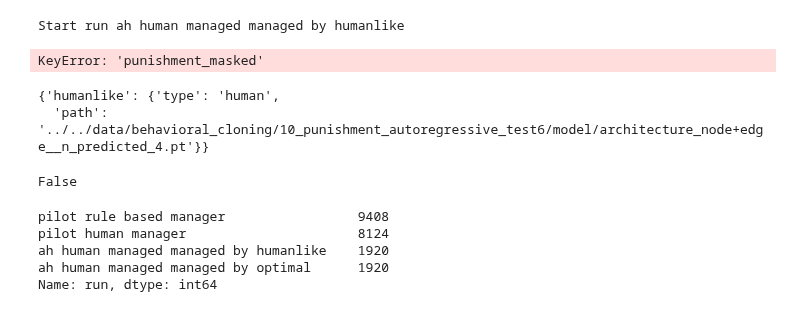
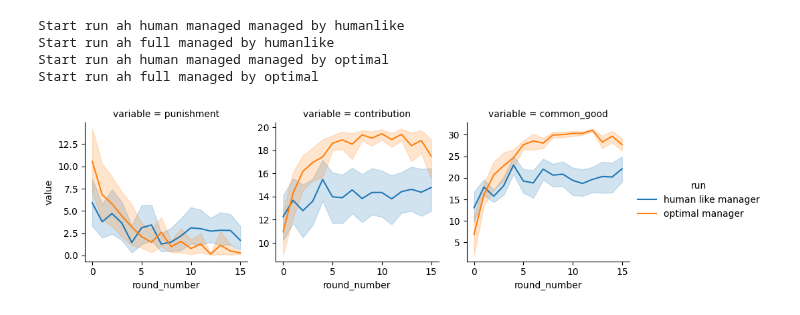
Before and after one commit to center-for-humans-and-machines/algorithmic-institutions, a Jupyter notebook: notebooks/test_manager/simulate_mixed.ipynb, the cells around one changed output. Saved outputs shown, nothing was run; the diff lists cells and outputs as text; code cells hidden in the pictures.

```diff
--- a/notebooks/test_manager/simulate_mixed.ipynb
+++ b/notebooks/test_manager/simulate_mixed.ipynb
@@ -84,6 +99,11 @@ device = th.device('cpu')
 rec_device = th.device('cpu')
 
 mm = MultiManager(managers)
+
+# fix bug
+for k, man  in mm.managers.items():
+    if 'autoregressive' in managers[k]:
+        man.model.autoregressive = managers[k]['autoregressive']
 
 runs = {
     f"ah {h} managed by {m}": {'groups': [m]*4, 'humans': h}
@@ -131,14 +151,7 @@ for name, run in runs.items():
     dfs.append(mem_to_df(recorder, name=name))
 # %% [output]
 Start run ah human managed managed by humanlike
+Start run ah full managed by humanlike
+Start run ah human managed managed by optimal
+Start run ah full managed by optimal
-KeyError: 'punishment_masked'
-# %%
-managers
-# %% [output]
-{'humanlike': {'type': 'human',
-  'path': '../../data/behavioral_cloning/10_punishment_autoregressive_test6/model/architecture_node+edge__n_predicted_4.pt'}}
-# %%
-mm.managers['humanlike'].model.autoregressive
-# %% [output]
-False
 # %%
@@ -164,14 +178,35 @@ df['episode'] = df['run'] + '__' + df['episode'].astype(str)
 dfm = df.melt(
     id_vars=['episode', 'round_number', 'participant_code', 'run'],
     value_vars=['punishment', 'contribution', 'common_good'])
-# %%
-dfm['run'].value_counts()
-# %% [output]
-pilot rule based manager                 9408
-pilot human manager                      8124
-ah human managed managed by humanlike    1920
-ah human managed managed by optimal      1920
-Name: run, dtype: int64
+# %%
+w = dfm['run'].isin([
+    'ah full managed by optimal',
+    'ah full managed by humanlike',
+    # 'pilot human manager',
+    # 'pilot rule based manager',
+])
+
+dfg = dfm[w].copy()
+dfg['run'] = dfg['run'].map({
+    'ah full managed by optimal': 'optimal manager',
+    'ah full managed by humanlike': 'human like manager',
+})
+
+
+g = sns.relplot(
+    data=dfg,
+    x="round_number",
+    y="value",
+    col='variable',
+    hue='run',
+    kind="line",
+    facet_kws={'sharey': False, 'sharex': True},
+    height=3, aspect=1,
+)
+
+g.savefig(os.path.join(plot_folder, 'comparison_manager.jpg'))
+# %% [output]
+[figure, added]
 # %%
 w = dfm['run'].isin([
     'ah human managed managed by optimal',
```
Also changed, not shown: parts of 19 cells of this notebook, 46 other files.
